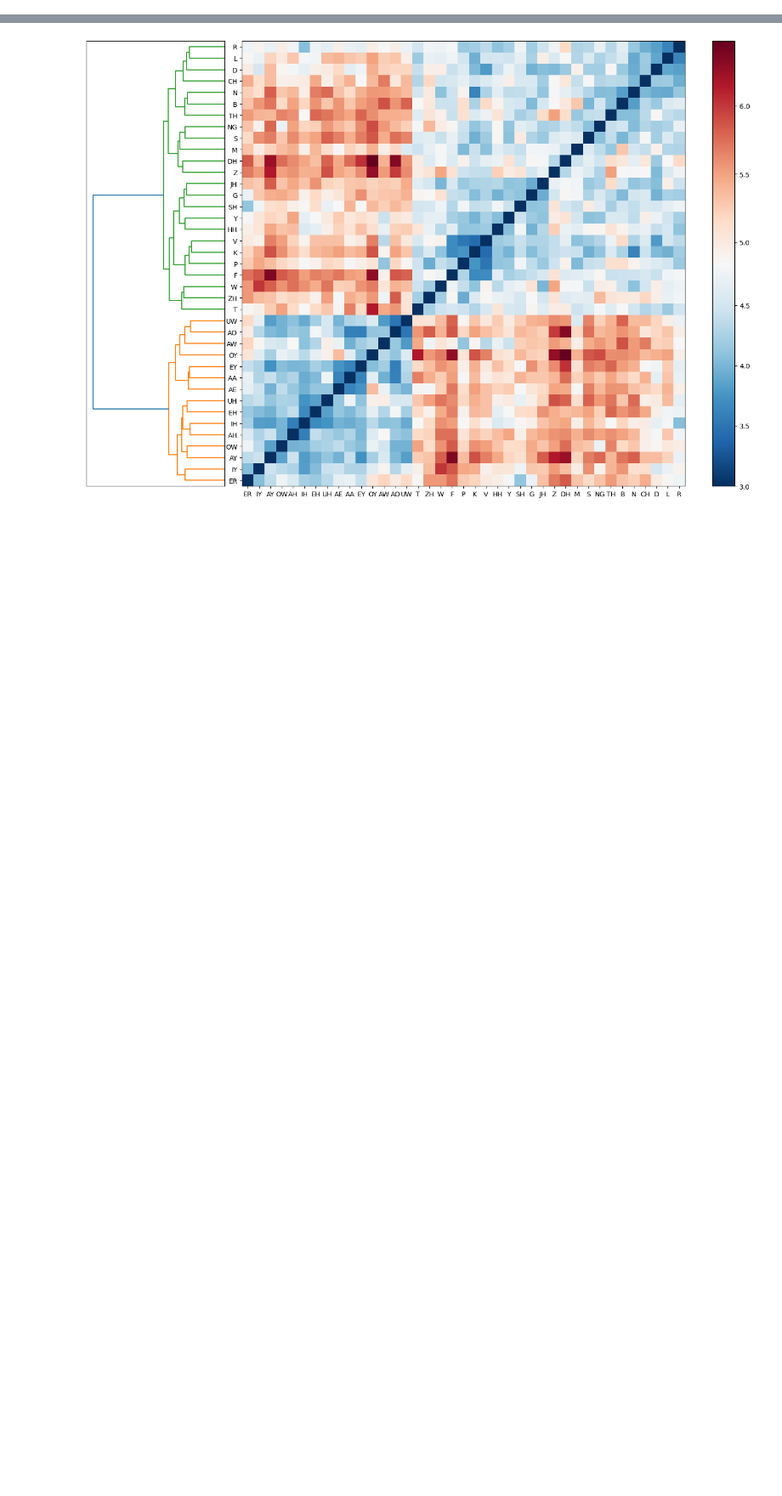
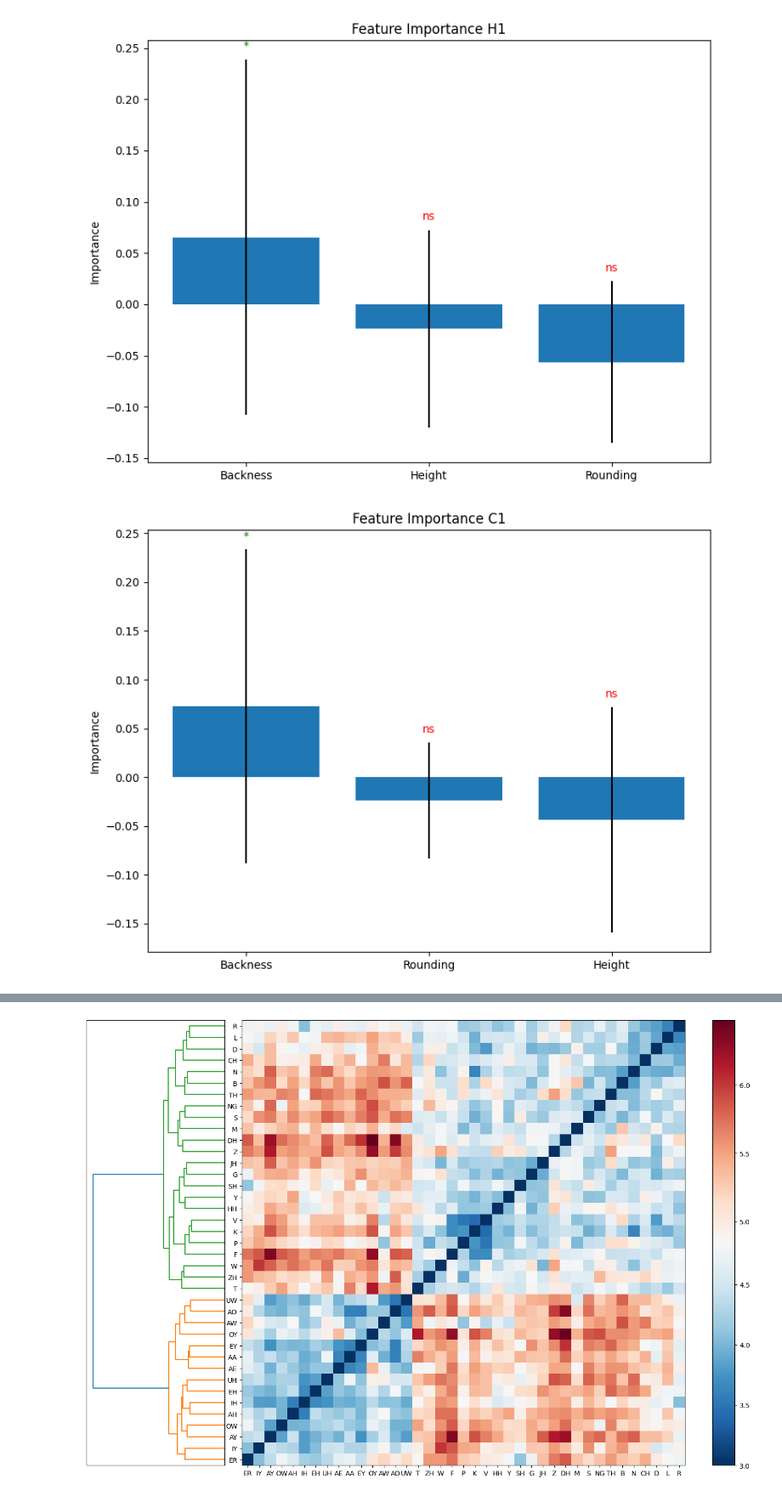
Before and after one commit to danieldager/swp-model, a Jupyter notebook: notebooks/simulations.ipynb, the cells around one changed output, grey strips where cells are left out. Shown: that part at 85% size. Cells and saved outputs as stored; diff of their text form; code cells hidden in the pictures; blank space fills up the shorter version.

Commit message:
pca and metric learning for single phonemes

```diff
--- a/notebooks/simulations.ipynb
+++ b/notebooks/simulations.ipynb
@@ -25,7 +27,85 @@ def remove_stress(phonemes):
 
 converters = {"Word": str, "Phonemes": literal_eval, "No Stress": literal_eval, "Prediction": literal_eval}
 # %%
+from swp.utils.datasets import enrich_for_mlem
+
 converters["H1"] = literal_eval
 converters["C1"] = literal_eval
 filepath = "../results/evaluation/Ua_LSTM_h128_l1_v42_d0.0_t0.0_s1~b2048_l0.001_fall_sn/epochs/75/control/phonemes.csv"
-df = pd.read_csv(filepath, converters=converters)
+df = pd.read_csv(filepath, index_col=0, converters=converters)
+vowels_df = df.query("Type == 'V' and Dipthong == False")
+vowels_df = vowels_df.drop(columns=["Voicing", "Manner", "Place", "Dipthong"])
+consonants_df = df[df["Type"] == "C"]
+consonants_df = consonants_df.drop(columns=["Height", "Backness", "Rounding", "Dipthong"])
+# %%
+from mlem_minimal import representation_distances, feature_distances, mlem
+
+for df in [vowels_df, consonants_df]:
+
+    features = df.drop(columns=["Type", "Included", "Phonemes", "No Stress", "Prediction", "H1", "C1"])
+    feat_dists = feature_distances(features, verbose=0)
+    # fig, axes = plt.subplots(1, len(features.columns), figsize=(16, 4))
+
+    # for i, feature in enumerate(features.columns):
+    #     im = axes[i].imshow(feat_dists[:, :, i], cmap="viridis")
+    #     axes[i].set_title(feature)
+    #     plt.colorbar(im, ax=axes[i], label="Distance")
+    # plt.tight_layout()
+    # plt.show()
+
+    num_layers = 1
+    for layer in range(1, num_layers + 1):
+        h_emb = np.array(df[f"H{layer}"].to_list())
+        c_emb = np.array(df[f"C{layer}"].to_list())
+        hc_emb = np.concatenate([h_emb, c_emb], axis=1)
+
+
+        for name, emb in zip(["H", "C", "HC"], [h_emb, c_emb, hc_emb]):
+
+            metric = "euclidean"
+            repr_dists = representation_distances(emb, metric=metric, verbose=0)
+            # plt.figure(figsize=(8, 6))
+            # plt.imshow(repr_dists, cmap="viridis")
+            # plt.colorbar(label=f"{metric.title()} Distance")
+            # plt.xlabel("Stimulus Index")
+            # plt.ylabel("Stimulus Index")
+            # plt.show()
+
+            results = mlem(
+                repr_dists,
+                feat_dists,
+                features_df=features,
+                outer_folds=2,
+                inner_folds=3,
+                n_permutations=50,
+                random_state=0,
+                verbose=0,
+                n_jobs=-2,
+                scale=True,
+            )
+
+            # print(results)
+
+            plt.figure(figsize=(8, 6))
+            plt.bar(results["feature"], results["importance"], yerr=results["std"])
+            # plt.xlabel("Features")
+            plt.ylabel("Importance")
+            plt.title(f"Feature Importance {name}{layer}")
+            # plt.xticks(rotation=45)
+
+            # Highlight significant features
+            for i, is_significant in enumerate(results["significant"]):
+                color = "green" if is_significant else "red"
+                plt.text(
+                    i,
+                    results["importance"].iloc[i] + results["std"].iloc[i] + 0.01,
+                    "*" if is_significant else "ns",
+                    ha="center",
+                    color=color,
+                )
+
+            plt.tight_layout()
+            plt.show()
+# %% [output]
+[figure, added]
+[figure, added]
```
Also changed, not shown: parts of 2 cells of this notebook, 5 other files.
